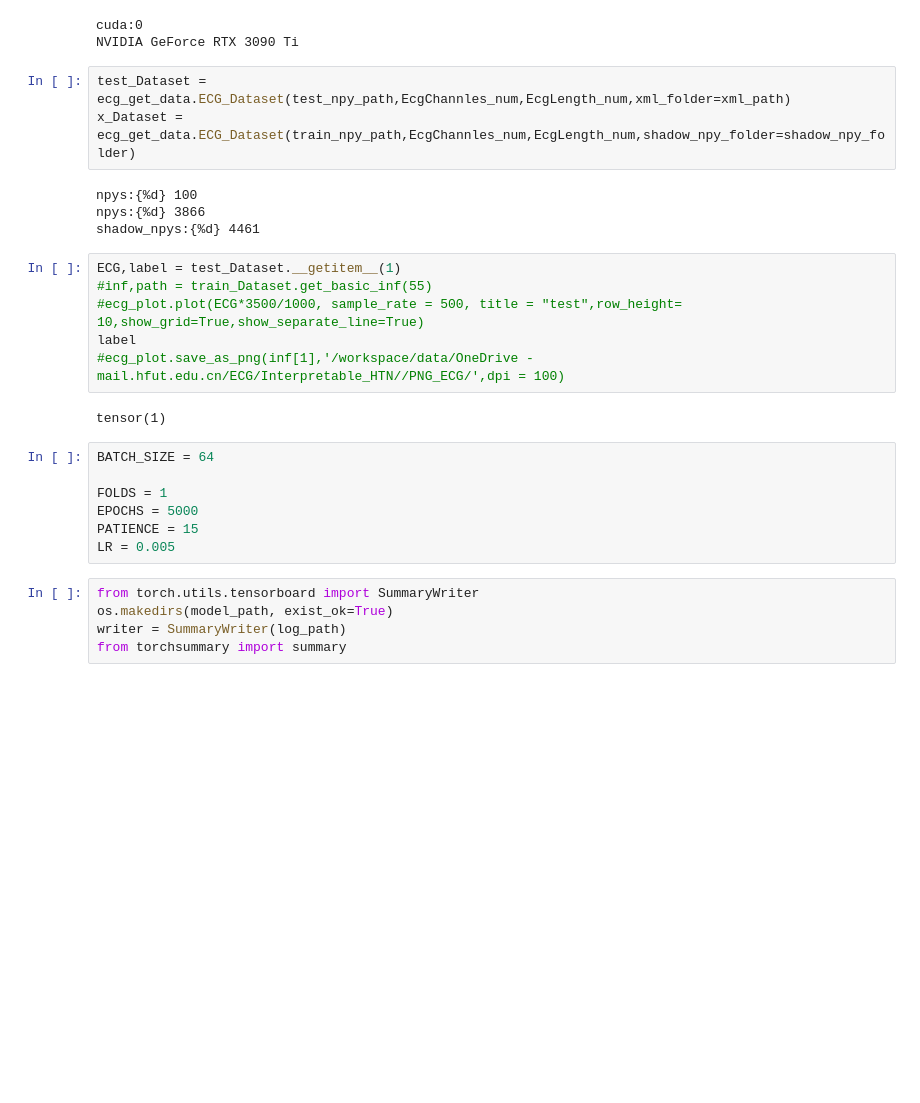
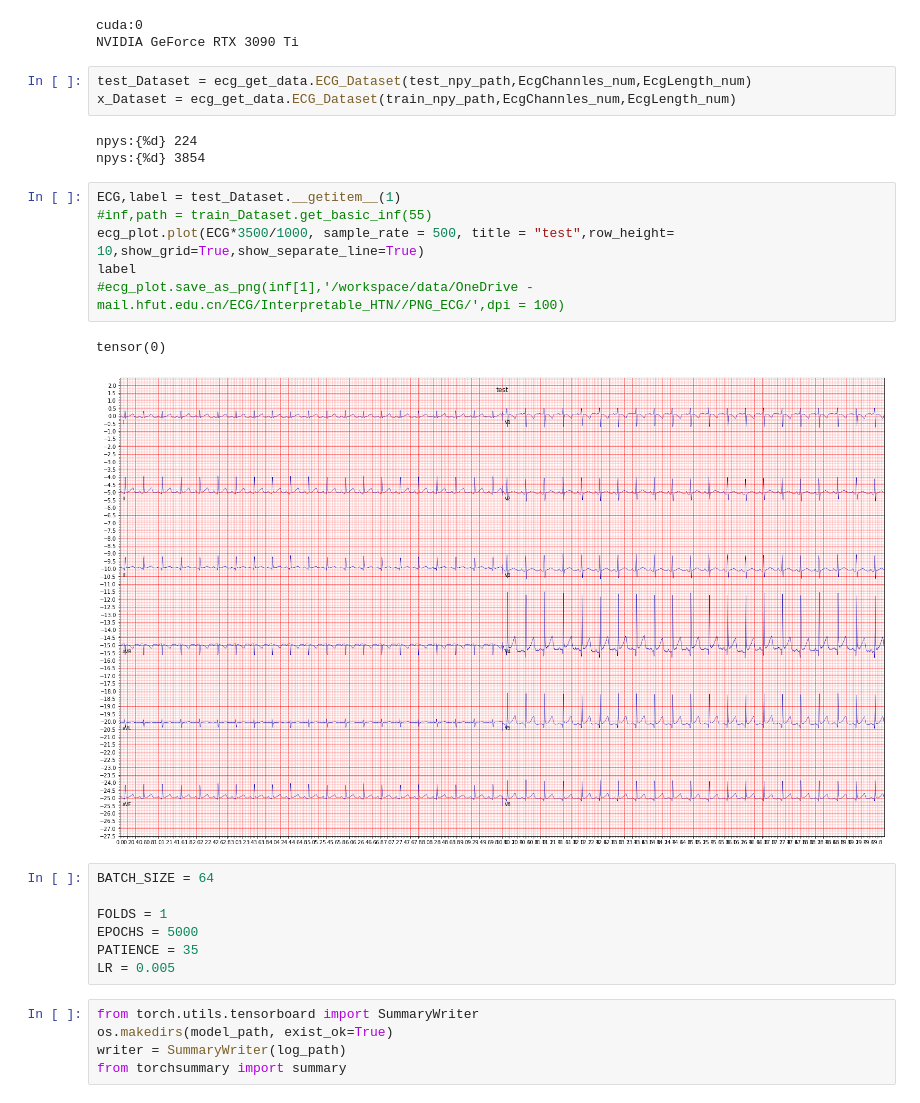
Before and after one commit to LiangBeam9810/Interpretable_HTN, a Jupyter notebook: main copy.ipynb, the cells around one changed output. Drawn from its saved outputs; the diff is of its cells as text; blank space fills up the shorter version.

```diff
--- a/main copy.ipynb
+++ b/main copy.ipynb
@@ -50,26 +51,26 @@ print(torch.cuda.get_device_name(0))# 返回gpu名字
 cuda:0
 NVIDIA GeForce RTX 3090 Ti
 # %%
-test_Dataset = ecg_get_data.ECG_Dataset(test_npy_path,EcgChannles_num,EcgLength_num,xml_folder=xml_path)
-x_Dataset = ecg_get_data.ECG_Dataset(train_npy_path,EcgChannles_num,EcgLength_num,shadow_npy_folder=shadow_npy_folder)
+test_Dataset = ecg_get_data.ECG_Dataset(test_npy_path,EcgChannles_num,EcgLength_num)
+x_Dataset = ecg_get_data.ECG_Dataset(train_npy_path,EcgChannles_num,EcgLength_num)
 # %% [output]
-npys:{%d} 100
-npys:{%d} 3866
-shadow_npys:{%d} 4461
+npys:{%d} 224
+npys:{%d} 3854
 # %%
 ECG,label = test_Dataset.__getitem__(1)
 #inf,path = train_Dataset.get_basic_inf(55)
-#ecg_plot.plot(ECG*3500/1000, sample_rate = 500, title = "test",row_height= 10,show_grid=True,show_separate_line=True)
+ecg_plot.plot(ECG*3500/1000, sample_rate = 500, title = "test",row_height= 10,show_grid=True,show_separate_line=True)
 label
 #ecg_plot.save_as_png(inf[1],'/workspace/data/OneDrive - mail.hfut.edu.cn/ECG/Interpretable_HTN//PNG_ECG/',dpi = 100)
 # %% [output]
-tensor(1)
+tensor(0)
+[figure, added]
 # %%
 BATCH_SIZE = 64
 
 FOLDS = 1
 EPOCHS = 5000
-PATIENCE = 15
+PATIENCE = 35
 LR = 0.005
 # %%
 from torch.utils.tensorboard import SummaryWriter
```
Also changed, not shown: parts of 3 cells of this notebook, 6 other files.
